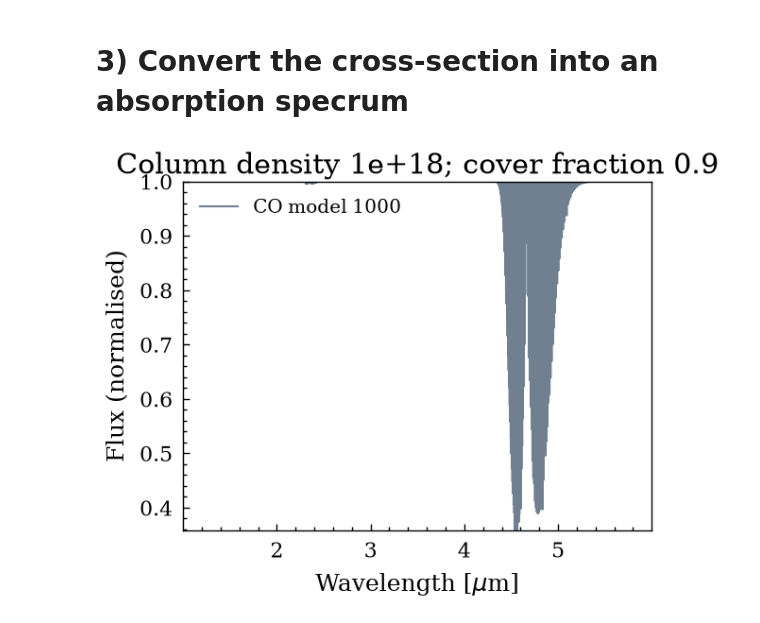
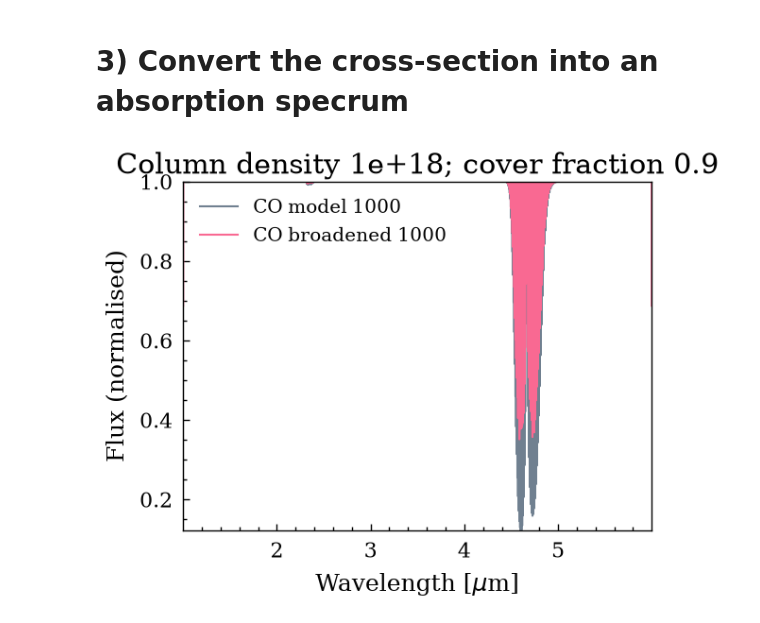
Before and after one commit to allsmurph/Exocomets-Pymolfit, a Jupyter notebook: load_files_for_ccf_new.ipynb, the cells around one changed output. Drawn from its saved outputs; the diff is of its cells as text; code cells hidden in the pictures.

```diff
--- a/load_files_for_ccf_new.ipynb
+++ b/load_files_for_ccf_new.ipynb
@@ -84,49 +112,65 @@ plt.yscale('log')
 # %% [markdown]
 # 3) Convert the cross-section into an absorption specrum
 # %%
-def make_co_template(column_density, c_f, cross_section):
+def make_co_template(temp, column_density, c_f):
+    """
+    Parameters
+    ----------
+    temp : int
+        Temperature in K. Allowed values: 0, 10, 100, 300, 400, 1000.
+
+    Return
+    ------
+    absorption, transmission, broadened arrays
+    """
+
+    if temp not in allowed_temps:
+        raise ValueError(f"temp must be one of {allowed_temps} K.")
+
     # Optical depth:
     # tau = N_CO * sigma
     #
     # Units:
     # molecules/cm^2 * cm^2/molecule = dimensionless.
 
+    model_wavelength, cross_section = load_co_model(temp)
     optical_depth = column_density * cross_section
 
     # Beer-Lambert law for pure absorption.
 
     # Partial covering:
     # a fraction f of the stellar continuum is covered by gas,
     # while the remaining fraction 1-f is unobscured.
 
     transmission = np.exp(-optical_depth)
     absorption = c_f * (1 - transmission)
 
 
     # use py astronomy to get intrumental broadening
-    #broadened = instrBroadGaussFast(model_wavelength, transmission, resolution=10000)
+    broadened = instrBroadGaussFast(model_wavelength, transmission, resolution=10000, equid=True)
 
-
-
-    return absorption, transmission
+    return absorption, transmission, broadened
 
 
 # save for a range of column densities and cover fractions (and eventually temperatures by changing the model file)
 
 column_density = 1e18
 cd_J = 1e25
 cover_fraction = 0.9
-
-abs, trans = make_co_template(column_density, cover_fraction, cross_section)
+temp = 300
+abs, trans, broad = make_co_template(temp, column_density, cover_fraction)
+model_wavelength, _ = load_co_model(temp)
 
 fig, ax = plt.subplots()
 plt.plot(model_wavelength, trans, c='slategrey', label='CO model 1000 ')
+plt.plot(model_wavelength, broad, label='CO broadened 1000 ')
+#plt.xlim(4.5, 4.52)
 ax.ticklabel_format(useOffset=False)
 #plt.ylim(0.999999, 1)
 plt.ylabel('Flux (normalised)')
 plt.xlabel(r'Wavelength [$\mu$m]')
 plt.title(f'Column density {column_density:.0e}; cover fraction {cover_fraction}')
 plt.legend()
 plt.show()
 # %% [output]
-[figure, old version]
+[figure, new version]
```
Also changed, not shown: parts of 30 cells of this notebook, 7 other files.
